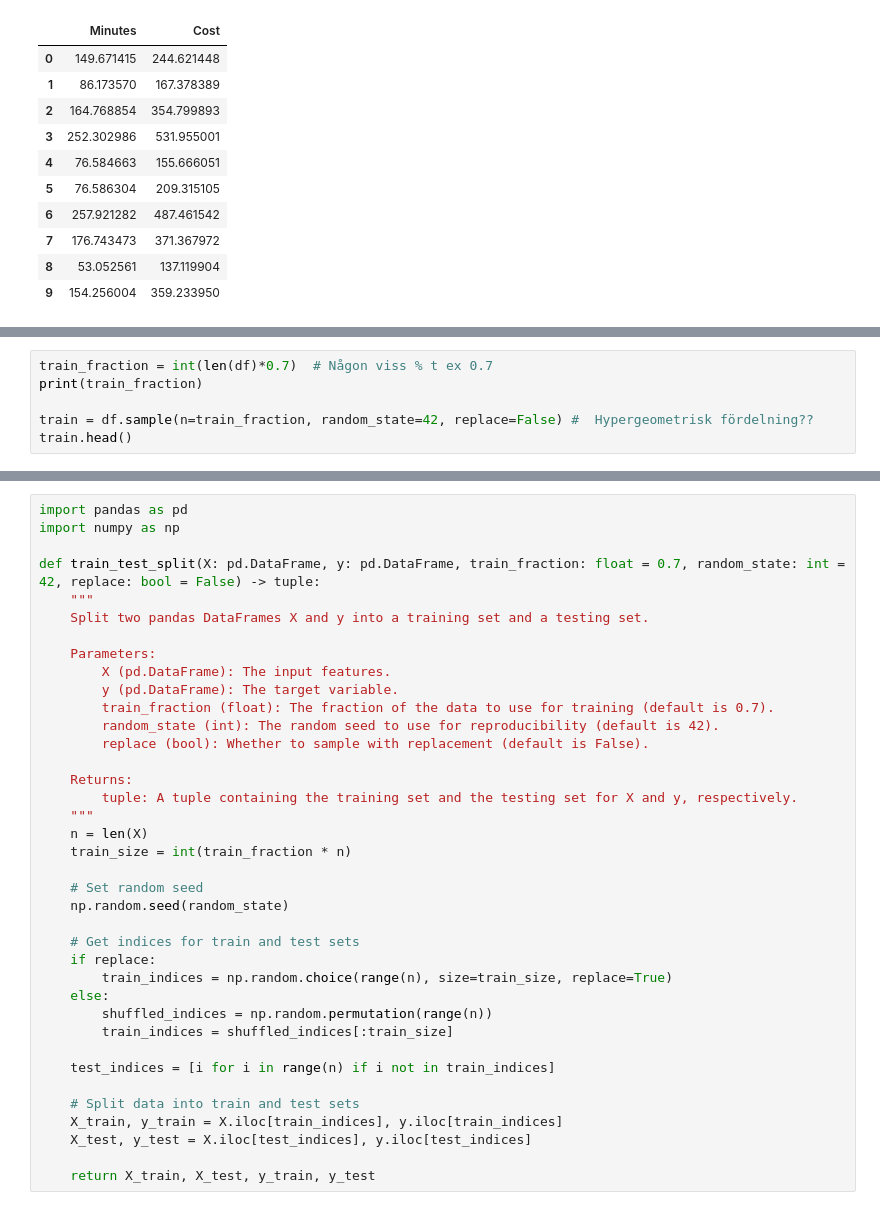
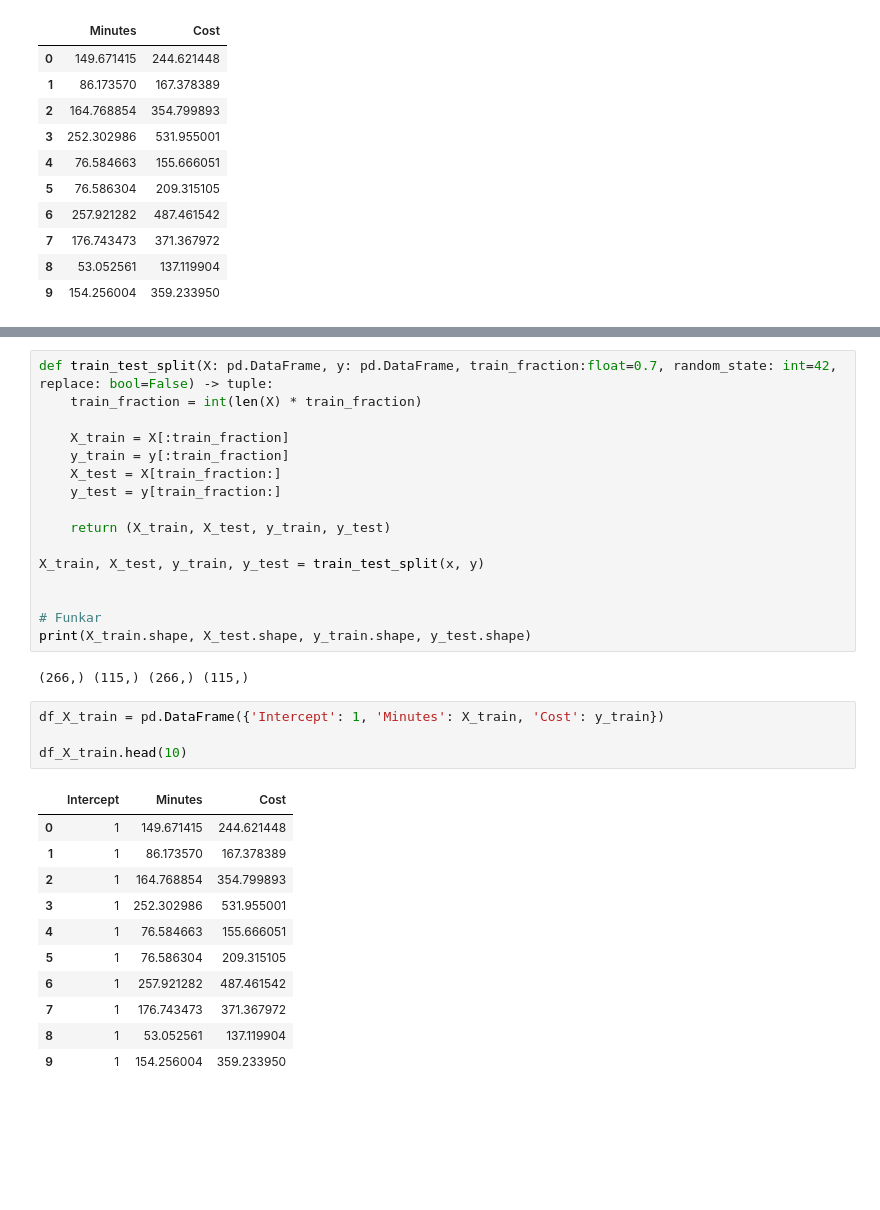
Before and after one commit to JoelOscarsson/Machine-Learning, a Jupyter notebook: Excercises/L0-Linear_regression.ipynb, the cells around one changed output, grey strips where cells are left out. Saved outputs shown, nothing was run; the diff lists cells and outputs as text; blank space fills up the shorter version.

```diff
--- a/Excercises/L0-Linear_regression.ipynb
+++ b/Excercises/L0-Linear_regression.ipynb
@@ -132,6 +132,0 @@ Before moving on with linear regression we shall first perform a train-test-spli
-# %%
-train_fraction = int(len(df)*0.7)  # Någon viss % t ex 0.7
-print(train_fraction)
-
-train = df.sample(n=train_fraction, random_state=42, replace=False) #  Hypergeometrisk fördelning??
-train.head()
@@ -205,38 +133,34 @@ memory usage: 6.2 KB
-# %%
-import pandas as pd
-import numpy as np
-
-def train_test_split(X: pd.DataFrame, y: pd.DataFrame, train_fraction: float = 0.7, random_state: int = 42, replace: bool = False) -> tuple:
-    """
-    Split two pandas DataFrames X and y into a training set and a testing set.
-
-    Parameters:
-        X (pd.DataFrame): The input features.
-        y (pd.DataFrame): The target variable.
-        train_fraction (float): The fraction of the data to use for training (default is 0.7).
-        random_state (int): The random seed to use for reproducibility (default is 42).
-        replace (bool): Whether to sample with replacement (default is False).
-
-    Returns:
-        tuple: A tuple containing the training set and the testing set for X and y, respectively.
-    """
-    n = len(X)
-    train_size = int(train_fraction * n)
-
-    # Set random seed
-    np.random.seed(random_state)
-
-    # Get indices for train and test sets
-    if replace:
-        train_indices = np.random.choice(range(n), size=train_size, replace=True)
-    else:
-        shuffled_indices = np.random.permutation(range(n))
-        train_indices = shuffled_indices[:train_size]
-
-    test_indices = [i for i in range(n) if i not in train_indices]
-
-    # Split data into train and test sets
-    X_train, y_train = X.iloc[train_indices], y.iloc[train_indices]
-    X_test, y_test = X.iloc[test_indices], y.iloc[test_indices]
-
-    return X_train, X_test, y_train, y_test
+# %%
+def train_test_split(X: pd.DataFrame, y: pd.DataFrame, train_fraction:float=0.7, random_state: int=42, replace: bool=False) -> tuple:
+    train_fraction = int(len(X) * train_fraction)
+
+    X_train = X[:train_fraction]
+    y_train = y[:train_fraction]
+    X_test = X[train_fraction:]
+    y_test = y[train_fraction:]
+
+    return (X_train, X_test, y_train, y_test)
+
+X_train, X_test, y_train, y_test = train_test_split(x, y)
+
+
+# Funkar
+print(X_train.shape, X_test.shape, y_train.shape, y_test.shape)
+# %% [output]
+(266,) (115,) (266,) (115,)
+# %%
+df_X_train = pd.DataFrame({'Intercept': 1, 'Minutes': X_train, 'Cost': y_train})
+
+df_X_train.head(10)
+# %% [output]
+|  | Intercept | Minutes | Cost |
+| 0 | 1 | 149.671415 | 244.621448 |
+| 1 | 1 | 86.173570 | 167.378389 |
+| 2 | 1 | 164.768854 | 354.799893 |
+| 3 | 1 | 252.302986 | 531.955001 |
+| 4 | 1 | 76.584663 | 155.666051 |
+| 5 | 1 | 76.586304 | 209.315105 |
+| 6 | 1 | 257.921282 | 487.461542 |
+| 7 | 1 | 176.743473 | 371.367972 |
+| 8 | 1 | 53.052561 | 137.119904 |
+| 9 | 1 | 154.256004 | 359.233950 |
```
Also changed, not shown: parts of 16 cells of this notebook.
